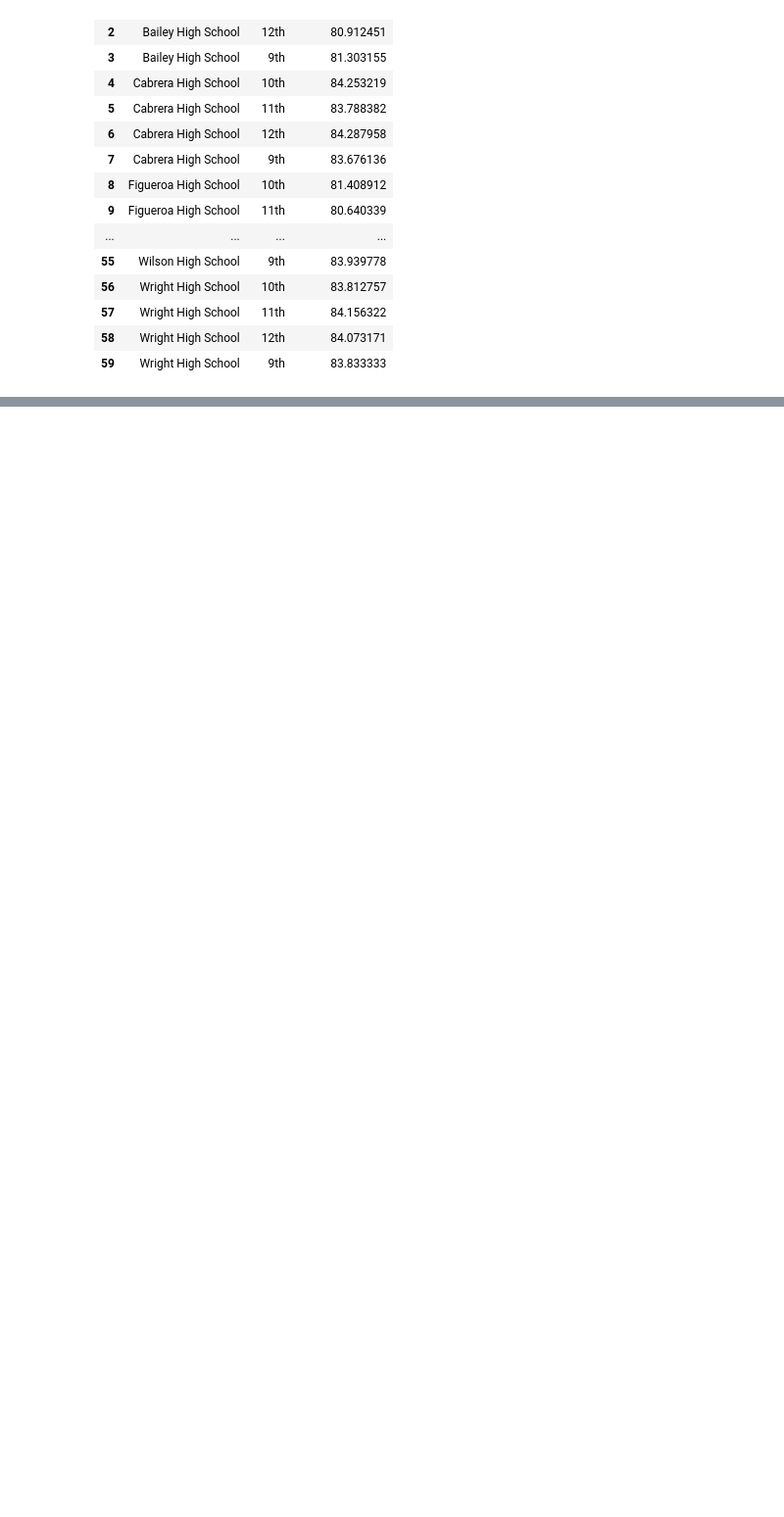
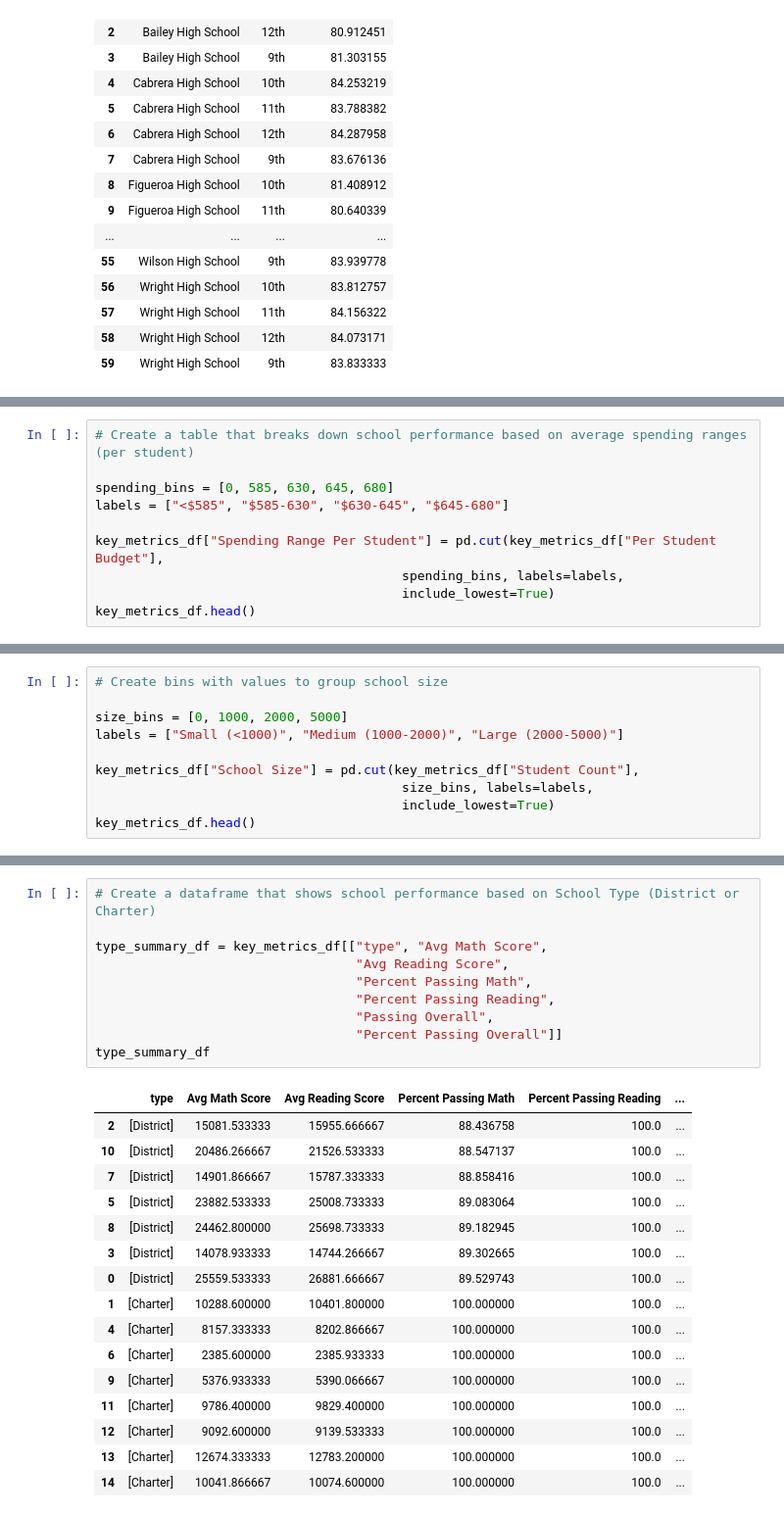
Before and after one commit to M0ther0fGingers/pandas-challenge, a Jupyter notebook: PyCitySchools/PyCitySchools.ipynb, the cells around one changed output, grey strips where cells are left out. Shown at 98% size. Drawn from its saved outputs; the diff is of its cells as text; blank space fills up the shorter version.

```diff
--- a/PyCitySchools/PyCitySchools.ipynb
+++ b/PyCitySchools/PyCitySchools.ipynb
@@ -580,0 +590,10 @@ students_count_group
+# %%
+# Create a table that breaks down school performance based on average spending ranges (per student)
+
+spending_bins = [0, 585, 630, 645, 680]
+labels = ["<$585", "$585-630", "$630-645", "$645-680"]
+
+key_metrics_df["Spending Range Per Student"] = pd.cut(key_metrics_df["Per Student Budget"],
+                                        spending_bins, labels=labels,
+                                        include_lowest=True)
+key_metrics_df.head()
@@ -580,0 +632,10 @@ students_count_group
+# %%
+# Create bins with values to group school size
+
+size_bins = [0, 1000, 2000, 5000]
+labels = ["Small (<1000)", "Medium (1000-2000)", "Large (2000-5000)"]
+
+key_metrics_df["School Size"] = pd.cut(key_metrics_df["Student Count"],
+                                        size_bins, labels=labels,
+                                        include_lowest=True)
+key_metrics_df.head()
@@ -580,0 +679,27 @@ students_count_group
+# %%
+# Create a dataframe that shows school performance based on School Type (District or Charter)
+
+type_summary_df = key_metrics_df[["type", "Avg Math Score",
+                                  "Avg Reading Score",
+                                  "Percent Passing Math",
+                                  "Percent Passing Reading",
+                                  "Passing Overall",
+                                  "Percent Passing Overall"]]
+type_summary_df
+# %% [output]
+|  | type | Avg Math Score | Avg Reading Score | Percent Passing Math | Percent Passing Reading | ... |
+| 2 | [District] | 15081.533333 | 15955.666667 | 88.436758 | 100.0 | ... |
+| 10 | [District] | 20486.266667 | 21526.533333 | 88.547137 | 100.0 | ... |
+| 7 | [District] | 14901.866667 | 15787.333333 | 88.858416 | 100.0 | ... |
+| 5 | [District] | 23882.533333 | 25008.733333 | 89.083064 | 100.0 | ... |
+| 8 | [District] | 24462.800000 | 25698.733333 | 89.182945 | 100.0 | ... |
+| 3 | [District] | 14078.933333 | 14744.266667 | 89.302665 | 100.0 | ... |
+| 0 | [District] | 25559.533333 | 26881.666667 | 89.529743 | 100.0 | ... |
+| 1 | [Charter] | 10288.600000 | 10401.800000 | 100.000000 | 100.0 | ... |
+| 4 | [Charter] | 8157.333333 | 8202.866667 | 100.000000 | 100.0 | ... |
+| 6 | [Charter] | 2385.600000 | 2385.933333 | 100.000000 | 100.0 | ... |
+| 9 | [Charter] | 5376.933333 | 5390.066667 | 100.000000 | 100.0 | ... |
+| 11 | [Charter] | 9786.400000 | 9829.400000 | 100.000000 | 100.0 | ... |
+| 12 | [Charter] | 9092.600000 | 9139.533333 | 100.000000 | 100.0 | ... |
+| 13 | [Charter] | 12674.333333 | 12783.200000 | 100.000000 | 100.0 | ... |
+| 14 | [Charter] | 10041.866667 | 10074.600000 | 100.000000 | 100.0 | ... |
```
Also changed, not shown: parts of 6 cells of this notebook, 2 other files.
